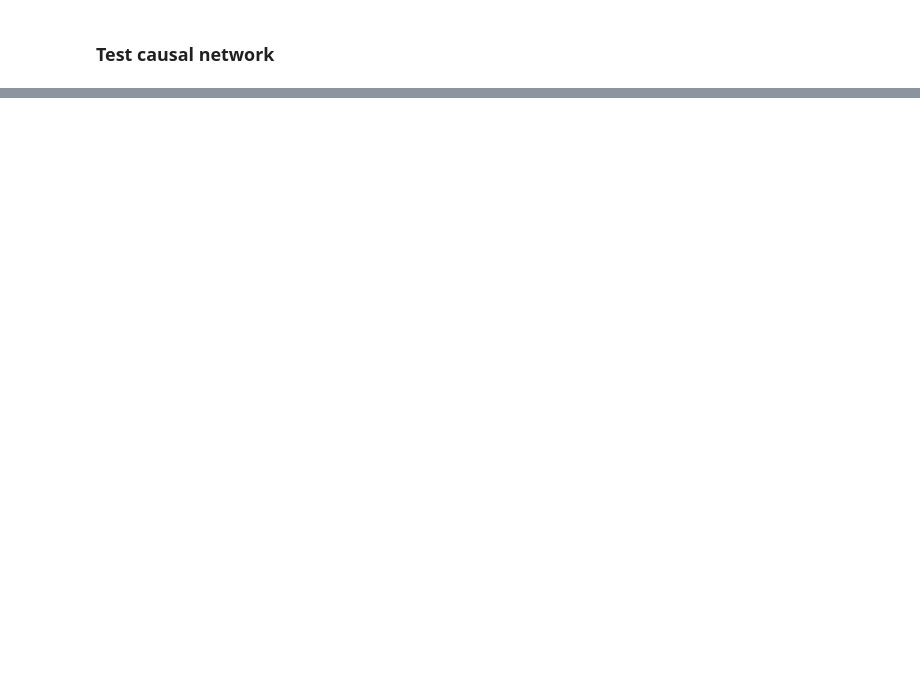
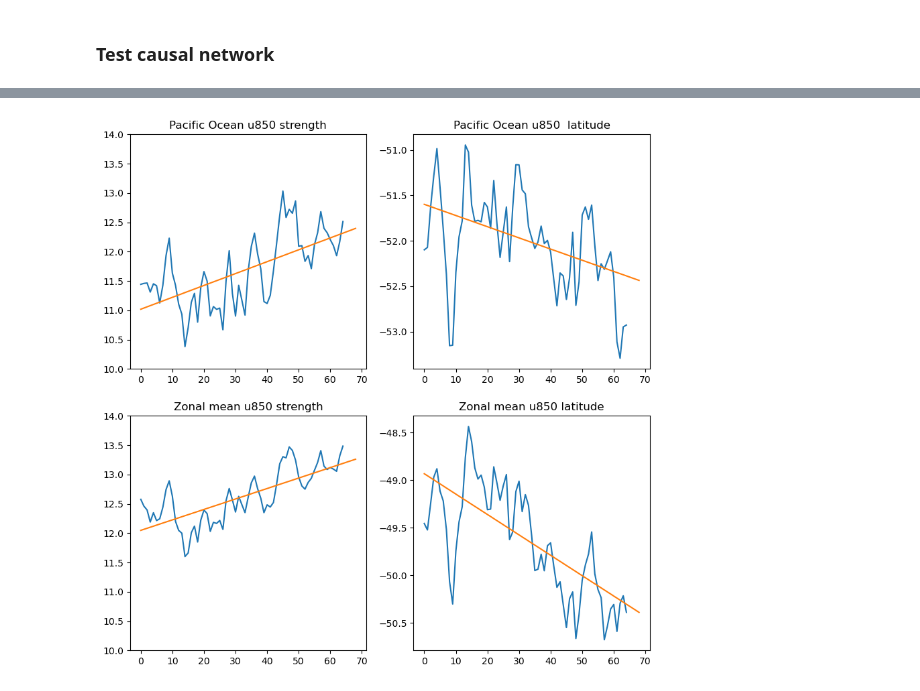
Before and after one commit to jumin94/causal_EDJ, a Jupyter notebook: network_testing.ipynb, the cells around one changed output, grey strips where cells are left out. Saved outputs shown, nothing was run; the diff lists cells and outputs as text; code cells hidden in the pictures; blank space fills up the shorter version.

```diff
--- a/network_testing.ipynb
+++ b/network_testing.ipynb
@@ -198,0 +253,37 @@ FileNotFoundError: [Errno 2] No such file or directory: '/home/jmindlin/work_fol
+# %%
+years = np.arange(1950,2019,1)
+y = mf.regressor_GW(years)
+obs_lat_CP,obs_str_CP = mf.jet_lat_strength(u_1950_2018_DJF)
+coef_str_CP = mf.linear_regression(y,obs_str_CP)
+coef_lat_CP = mf.linear_regression(y,obs_lat_CP)
+obs_lat_ZM,obs_str_ZM = mf.jet_lat_strength(u_1950_2018_DJF,0,360)
+coef_str_ZM = mf.linear_regression(y,obs_str_ZM)
+coef_lat_ZM = mf.linear_regression(y,obs_lat_ZM)
+
+plt.figure(figsize=(10,10))
+ax=plt.subplot(2,2,1)
+ax.plot(mf.moving_average(obs_str_CP))
+ax.plot(coef_str_CP[0] + coef_str_CP[1]*years)
+ax.set_ylim(10,14)
+ax.set_title('Pacific Ocean u850 strength')
+ax=plt.subplot(2,2,2)
+ax.plot(mf.moving_average(obs_lat_CP))
+ax.plot(coef_lat_CP[0] + coef_lat_CP[1]*years)
+ax.set_title('Pacific Ocean u850  latitude')
+ax=plt.subplot(2,2,3)
+ax.plot(mf.moving_average(obs_str_ZM))
+ax.plot(coef_str_ZM[0] + coef_str_ZM[1]*years)
+ax.set_ylim(10,14)
+ax.set_title('Zonal mean u850 strength')
+ax=plt.subplot(2,2,4)
+ax.plot(mf.moving_average(obs_lat_ZM))
+ax.plot(coef_lat_ZM[0] + coef_lat_ZM[1]*years)
+ax.set_title('Zonal mean u850 latitude')
+
+error_lat_CP_H0  =  coef_lat_CP[0] + coef_lat_CP[1]*years - obs_lat_CP
+error_str_CP_H0  =  coef_str_CP[0] + coef_str_CP[1]*years - obs_str_CP
+
+error_lat_ZM_H0  =  coef_lat_ZM[0] + coef_lat_ZM[1]*years - obs_lat_ZM
+error_str_ZM_H0  =  coef_str_ZM[0] + coef_str_ZM[1]*years - obs_str_ZM
+# %% [output]
+[figure, added]
```
Also changed, not shown: parts of 10 cells of this notebook.
